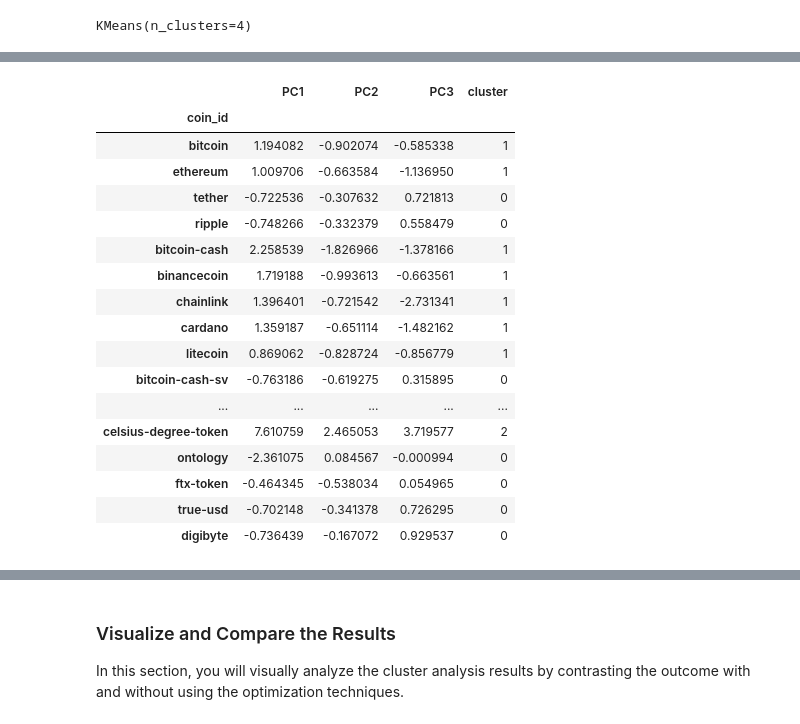
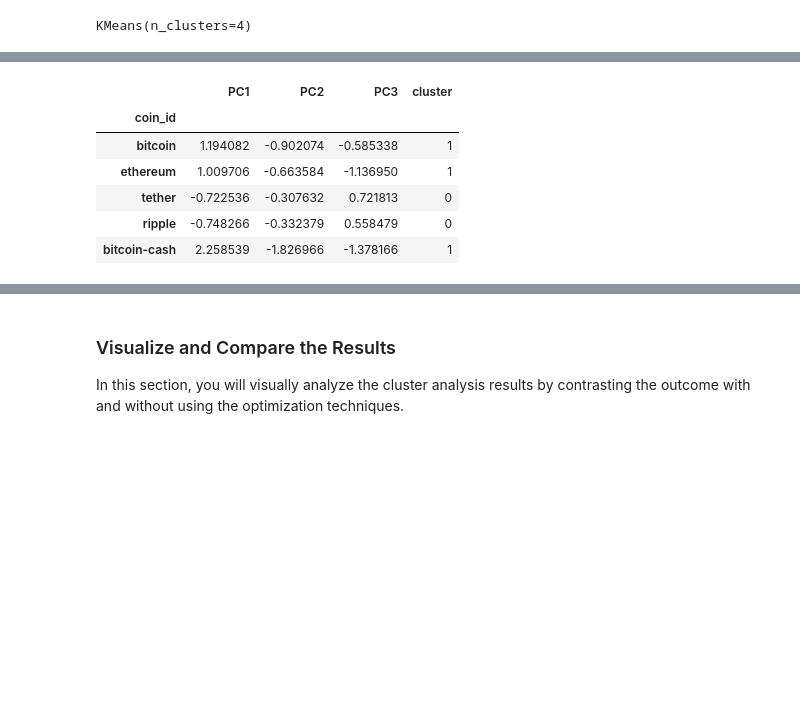
Before and after one commit to mavargasvaz/CryptoClustering, a Jupyter notebook: Starter_Code/Crypto_Clustering.ipynb, the cells around one changed output, grey strips where cells are left out. Saved outputs shown, nothing was run; the diff lists cells and outputs as text; code cells hidden in the pictures; blank space fills up the shorter version.

```diff
--- a/Starter_Code/Crypto_Clustering.ipynb
+++ b/Starter_Code/Crypto_Clustering.ipynb
@@ -348,29 +347,18 @@ print(model_pca_clusters)
 # %%
 # Create a copy of the DataFrame with the PCA data
 stock_pca_predictions = df_stock_pca.copy()
 # Add a new column to the DataFrame with the predicted clusters
 stock_pca_predictions['cluster'] = model_pca_clusters
 # Display sample data
-stock_pca_predictions
+stock_pca_predictions.head(5)
 # %% [output]
 |  | PC1 | PC2 | PC3 | cluster |
 | coin_id |  |  |  |  |
 | bitcoin | 1.194082 | -0.902074 | -0.585338 | 1 |
 | ethereum | 1.009706 | -0.663584 | -1.136950 | 1 |
 | tether | -0.722536 | -0.307632 | 0.721813 | 0 |
 | ripple | -0.748266 | -0.332379 | 0.558479 | 0 |
 | bitcoin-cash | 2.258539 | -1.826966 | -1.378166 | 1 |
-| binancecoin | 1.719188 | -0.993613 | -0.663561 | 1 |
-| chainlink | 1.396401 | -0.721542 | -2.731341 | 1 |
-| cardano | 1.359187 | -0.651114 | -1.482162 | 1 |
-| litecoin | 0.869062 | -0.828724 | -0.856779 | 1 |
-| bitcoin-cash-sv | -0.763186 | -0.619275 | 0.315895 | 0 |
-| ... | ... | ... | ... | ... |
-| celsius-degree-token | 7.610759 | 2.465053 | 3.719577 | 2 |
-| ontology | -2.361075 | 0.084567 | -0.000994 | 0 |
-| ftx-token | -0.464345 | -0.538034 | 0.054965 | 0 |
-| true-usd | -0.702148 | -0.341378 | 0.726295 | 0 |
-| digibyte | -0.736439 | -0.167072 | 0.929537 | 0 |
 # %%
 # Create a scatter plot using hvPlot by setting
 # `x="PC1"` and `y="PC2"`.
```
Also changed, not shown: parts of 10 cells of this notebook.
